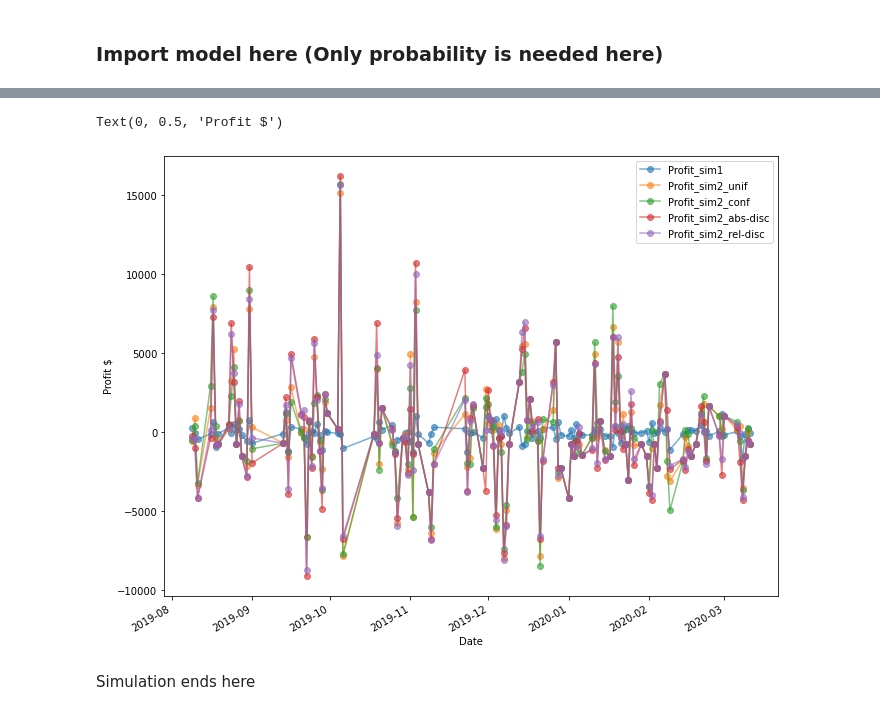
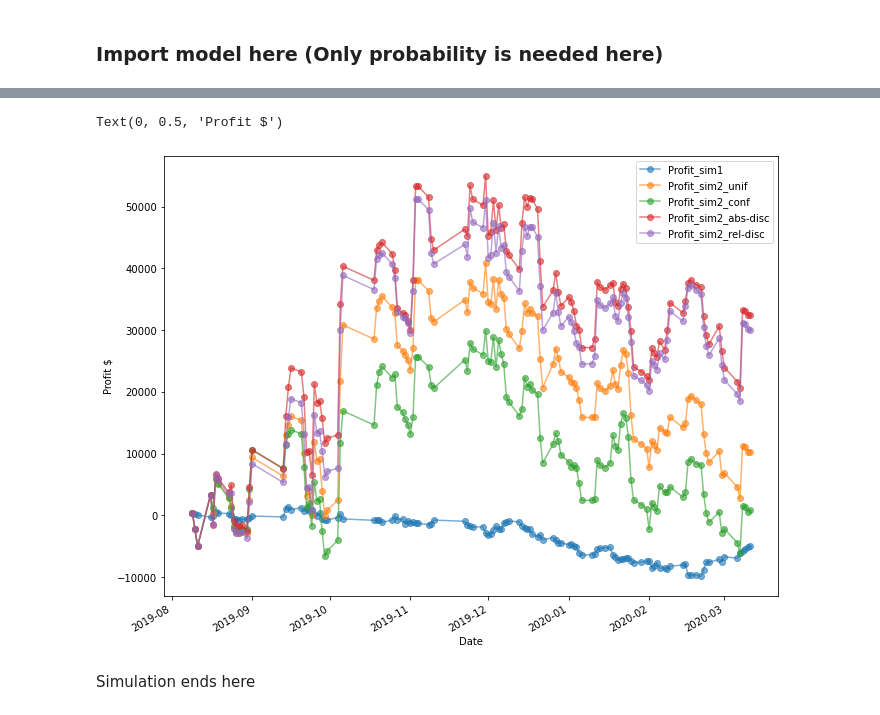
Before and after one commit to hhhhzy/SoccerBetting, a Jupyter notebook: betting_simulation/betting strategy.ipynb, the cells around one changed output, grey strips where cells are left out. Drawn from its saved outputs; the diff is of its cells as text; code cells hidden in the pictures.

Commit message:
add betting simulation part

```diff
--- a/betting_simulation/betting strategy.ipynb
+++ b/betting_simulation/betting strategy.ipynb
@@ -56,14 +56,6 @@ $$f=\frac{\text { Edges }}{\text { Odds }}=\frac{p_{W}^{*} \times x-\left(1-p_{W
 Where $p_{W}^{*}=\frac{1}{\frac{1}{n} \times \sum_{1}^{n} x_{i}}$
 
 Only make a bet, when home predicted probability is greater than 30%
-# %%
-# Here we will need a model to predict the probability of H, D and A for each games
-
-# The following part is simulated probability
-n_games = df_1920.shape[0]
-sim_proba = np.random.random((n_games, 2))
-# normalize it
-sim_proba = sim_proba/sim_proba.sum(axis=1).reshape(-1,1)
 # %%
 class Simulation_Bet_binary():
     def __init__(self, df, cols_needed, probas, total_budget, budget_per_game=None):
@@ -255,10 +251,21 @@ class Simulation_Bet():
 # %% [markdown]
 ### Import model here (Only probability is needed here)
 # %%
-# Here we will need a model to predict the probability of H, D and A for each games
+# # Here we will need a model to predict the probability of H, D and A for each games
+# Here we will need a model to predict the probability of H, notH for each games
+df_tri = pd.read_csv("home_win_away_win_draw_predictions.csv")
+df_tri.Date = pd.to_datetime(df_tri.Date)
+# subset of 2019-2020 Season Pre-COVID
+df_tri = df_tri[(df_tri.Season == '2019-2020') & (df_tri.Date<'2020-05')]
+proba_tri = pd.concat([df_tri.pred_prob_home_win, df_tri.pred_prob_draw, df_tri.pred_prob_away_win],axis=1).values
 
-# The following part is simulated probability
-n_games = df_1920.shape[0]
-sim_proba = np.random.random((n_games, 3))
-# normalize it
-sim_proba = sim_proba/sim_proba.sum(axis=1).reshape(-1,1)
+# # The following part is simulated probability
+# n_games = df_1920.shape[0]
+# sim_proba = np.random.random((n_games, 2))
+# # normalize it
+# sim_proba = sim_proba/sim_proba.sum(axis=1).reshape(-1,1)
+# # The following part is simulated probability
+# n_games = df_1920.shape[0]
+# sim_proba = np.random.random((n_games, 3))
+# # normalize it
+# sim_proba = sim_proba/sim_proba.sum(axis=1).reshape(-1,1)
@@ -265,7 +277,7 @@ sim_proba = sim_proba/sim_proba.sum(axis=1).reshape(-1,1)
 # %%
 cols =  key_cols + New_cols
 # change the probability here
-sim = Simulation_Bet(df_1920, cols_needed=cols, probas=sim_proba, total_budget=1_000_000, budget_per_game=None)
+sim = Simulation_Bet(df_1920, cols_needed=cols, probas=proba_tri, total_budget=1_000_000, budget_per_game=None)
 sim1 = sim.make_simulation_one()
 # unif, conf, abs-disc, rel-disc
 sim2_1 = sim.make_simulation_two("unif")
@@ -282,9 +303,10 @@ list_se = [sim1[cols] ,sim1.Profit.rename("Profit_sim1"), sim2_1.Profit.rename('
 df_sim_res = pd.concat(list_se, axis=1)
 # %%
 profit_cols = ['Profit_sim1', 'Profit_sim2_unif','Profit_sim2_conf','Profit_sim2_abs-disc', 'Profit_sim2_rel-disc']
+# profit_cols = ['Profit_sim1']
 
-ax = df_sim_res[["Date"]+profit_cols].groupby("Date").sum().plot(alpha=0.6, marker='o', linestyle='-', figsize=(11, 9))
+ax = df_sim_res[["Date"]+profit_cols].groupby("Date").sum().cumsum().plot(alpha=0.6, marker='o', linestyle='-', figsize=(11, 9))
 ax.set_ylabel("Profit $")
 # %% [output]
 Text(0, 0.5, 'Profit $')
-[figure, old version]
+[figure, new version]
```
Also changed, not shown: parts of 6 cells of this notebook, 2 other files.
